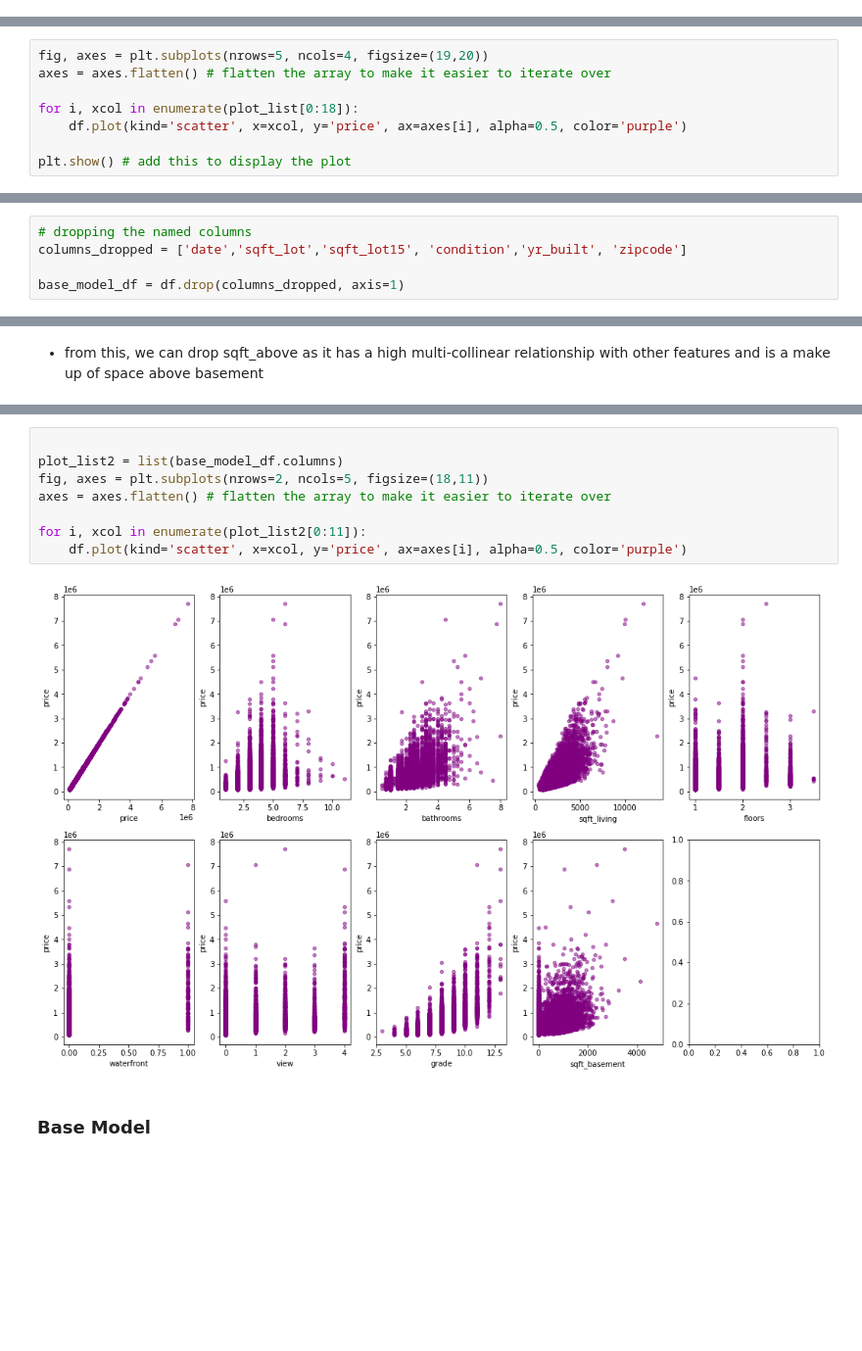
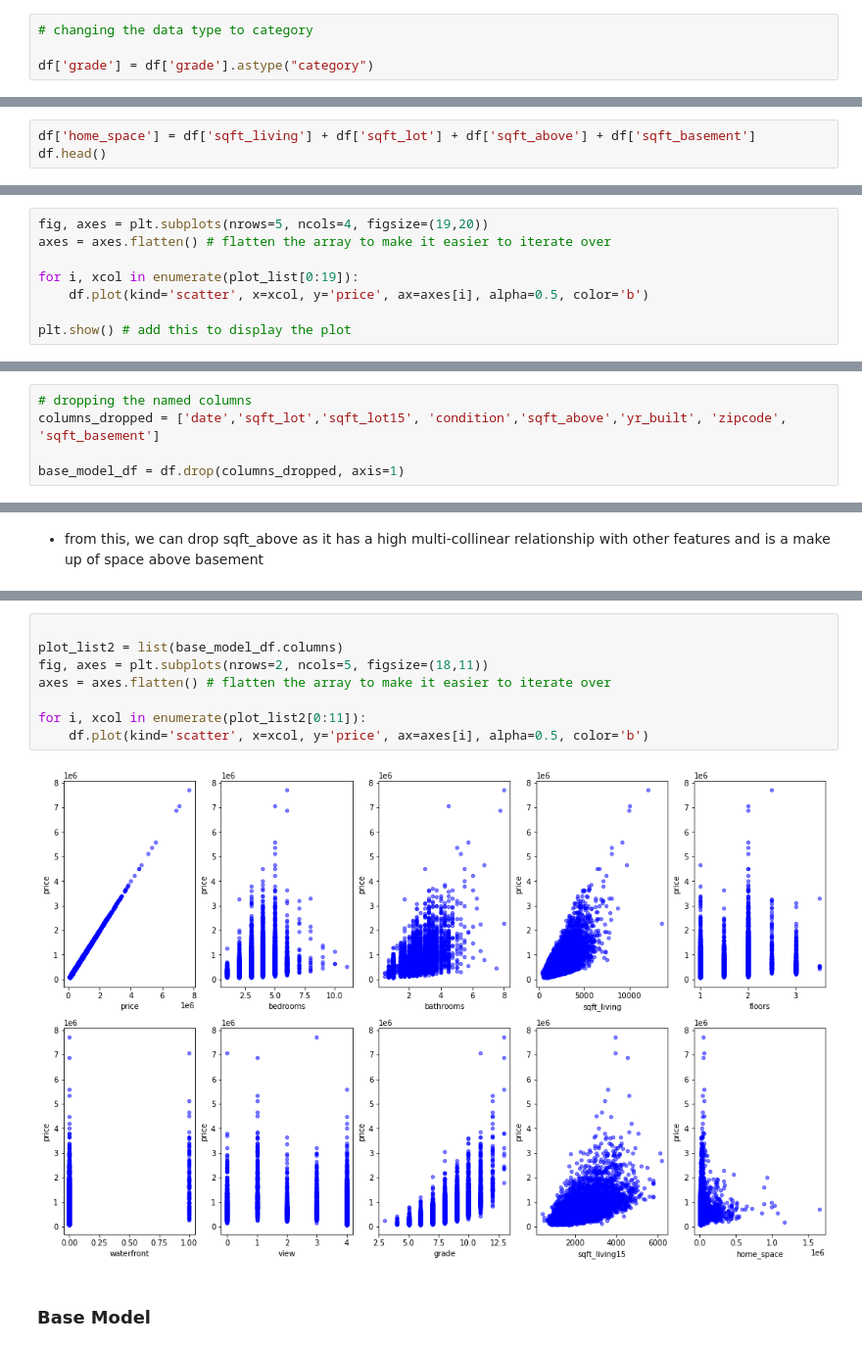
Before and after one commit to BKitainge/Phase_2_Project, a Jupyter notebook: Phase2Projectedit.ipynb, the cells around one changed output, grey strips where cells are left out. Shown at 98% size. Drawn from its saved outputs; the diff is of its cells as text; blank space fills up the shorter version.

```diff
--- a/Phase2Projectedit.ipynb
+++ b/Phase2Projectedit.ipynb
@@ -342 +331,5 @@ Name: grade, dtype: float64
+# %%
+# changing the data type to category
+
+df['grade'] = df['grade'].astype("category")
 # %%
@@ -392,0 +390,3 @@ plt.show()
+# %%
+df['home_space'] = df['sqft_living'] + df['sqft_lot'] + df['sqft_above'] + df['sqft_basement']
+df.head()
@@ -399,8 +411,8 @@ plot_list = list(df.columns)
 fig, axes = plt.subplots(nrows=5, ncols=4, figsize=(19,20))
 axes = axes.flatten() # flatten the array to make it easier to iterate over
 
-for i, xcol in enumerate(plot_list[0:18]):
-    df.plot(kind='scatter', x=xcol, y='price', ax=axes[i], alpha=0.5, color='purple')
+for i, xcol in enumerate(plot_list[0:19]):
+    df.plot(kind='scatter', x=xcol, y='price', ax=axes[i], alpha=0.5, color='b')
 
 plt.show() # add this to display the plot
 # %% [output]
@@ -445,6 +461,6 @@ df.correlation
 # %%
 # dropping the named columns
-columns_dropped = ['date','sqft_lot','sqft_lot15', 'condition','yr_built', 'zipcode']
+columns_dropped = ['date','sqft_lot','sqft_lot15', 'condition','sqft_above','yr_built', 'zipcode', 'sqft_basement']
 
 base_model_df = df.drop(columns_dropped, axis=1)
 # %%
@@ -495,13 +506,13 @@ base_model_df = base_model_df.drop(columns = 'sqft_above', axis=1)
 # %%
 
 plot_list2 = list(base_model_df.columns)
 fig, axes = plt.subplots(nrows=2, ncols=5, figsize=(18,11))
 axes = axes.flatten() # flatten the array to make it easier to iterate over
 
 for i, xcol in enumerate(plot_list2[0:11]):
-    df.plot(kind='scatter', x=xcol, y='price', ax=axes[i], alpha=0.5, color='purple')
+    df.plot(kind='scatter', x=xcol, y='price', ax=axes[i], alpha=0.5, color='b')
 # %% [output]
-[figure, old version]
+[figure, new version]
 # %% [markdown]
 ### Base Model
 # %%
```
Also changed, not shown: parts of 71 cells of this notebook.
